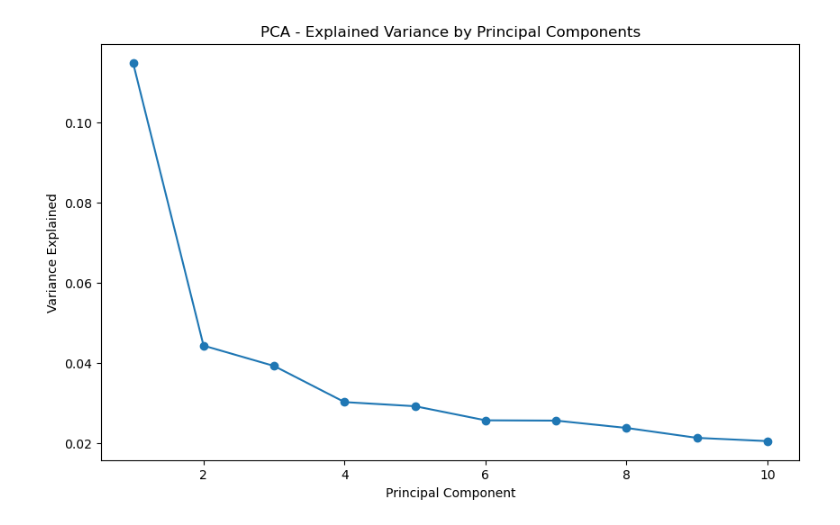
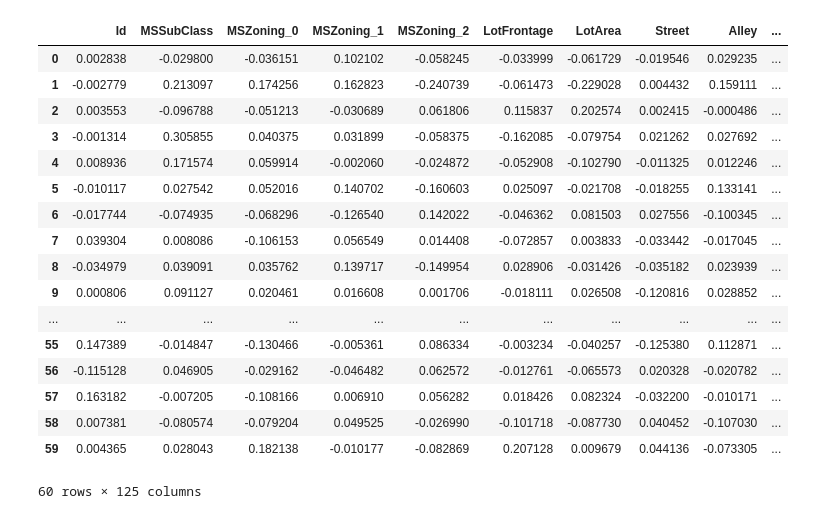
Before and after one commit to zetatiabdelhakim/Housing-Prices, a Jupyter notebook: data_visualisation.ipynb, the cells around one changed output. Cells and saved outputs as stored; diff of their text form; code cells hidden in the pictures.

```diff
--- a/data_visualisation.ipynb
+++ b/data_visualisation.ipynb
@@ -95,9 +95,22 @@ plt.show()
 # %%
-plt.figure(figsize=(10, 6))
-plt.plot(range(1, len(explained_variance) + 1), explained_variance, marker='o')
-plt.xlabel('Principal Component')
-plt.ylabel('Variance Explained')
-plt.title('PCA - Explained Variance by Principal Components')
-plt.show()
+feature_contributions = pd.DataFrame(pca.components_, columns=data.columns)
+feature_contributions
 # %% [output]
-[figure, removed]
+|  | Id | MSSubClass | MSZoning_0 | MSZoning_1 | MSZoning_2 | LotFrontage | LotArea | Street | Alley | ... |
+| 0 | 0.002838 | -0.029800 | -0.036151 | 0.102102 | -0.058245 | -0.033999 | -0.061729 | -0.019546 | 0.029235 | ... |
+| 1 | -0.002779 | 0.213097 | 0.174256 | 0.162823 | -0.240739 | -0.061473 | -0.229028 | 0.004432 | 0.159111 | ... |
+| 2 | 0.003553 | -0.096788 | -0.051213 | -0.030689 | 0.061806 | 0.115837 | 0.202574 | 0.002415 | -0.000486 | ... |
+| 3 | -0.001314 | 0.305855 | 0.040375 | 0.031899 | -0.058375 | -0.162085 | -0.079754 | 0.021262 | 0.027692 | ... |
+| 4 | 0.008936 | 0.171574 | 0.059914 | -0.002060 | -0.024872 | -0.052908 | -0.102790 | -0.011325 | 0.012246 | ... |
+| 5 | -0.010117 | 0.027542 | 0.052016 | 0.140702 | -0.160603 | 0.025097 | -0.021708 | -0.018255 | 0.133141 | ... |
+| 6 | -0.017744 | -0.074935 | -0.068296 | -0.126540 | 0.142022 | -0.046362 | 0.081503 | 0.027556 | -0.100345 | ... |
+| 7 | 0.039304 | 0.008086 | -0.106153 | 0.056549 | 0.014408 | -0.072857 | 0.003833 | -0.033442 | -0.017045 | ... |
+| 8 | -0.034979 | 0.039091 | 0.035762 | 0.139717 | -0.149954 | 0.028906 | -0.031426 | -0.035182 | 0.023939 | ... |
+| 9 | 0.000806 | 0.091127 | 0.020461 | 0.016608 | 0.001706 | -0.018111 | 0.026508 | -0.120816 | 0.028852 | ... |
+| ... | ... | ... | ... | ... | ... | ... | ... | ... | ... | ... |
+| 55 | 0.147389 | -0.014847 | -0.130466 | -0.005361 | 0.086334 | -0.003234 | -0.040257 | -0.125380 | 0.112871 | ... |
+| 56 | -0.115128 | 0.046905 | -0.029162 | -0.046482 | 0.062572 | -0.012761 | -0.065573 | 0.020328 | -0.020782 | ... |
+| 57 | 0.163182 | -0.007205 | -0.108166 | 0.006910 | 0.056282 | 0.018426 | 0.082324 | -0.032200 | -0.010171 | ... |
+| 58 | 0.007381 | -0.080574 | -0.079204 | 0.049525 | -0.026990 | -0.101718 | -0.087730 | 0.040452 | -0.107030 | ... |
+| 59 | 0.004365 | 0.028043 | 0.182138 | -0.010177 | -0.082869 | 0.207128 | 0.009679 | 0.044136 | -0.073305 | ... |
+60 rows × 125 columns
```
Also changed, not shown: parts of 7 cells of this notebook, 1 other file.
